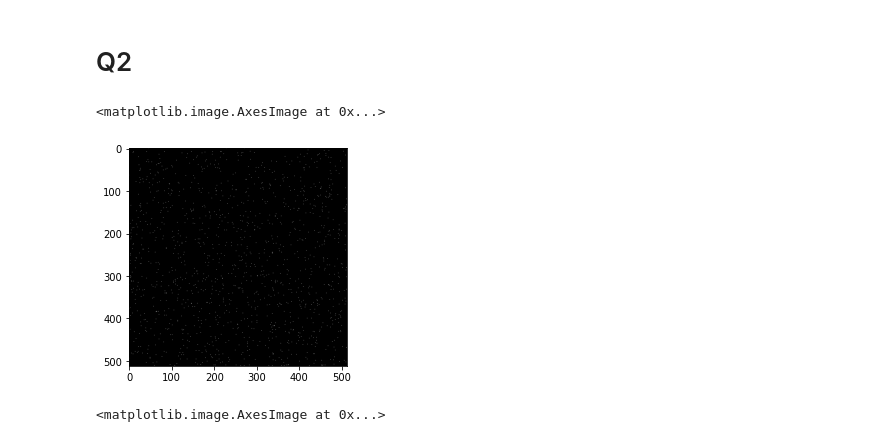
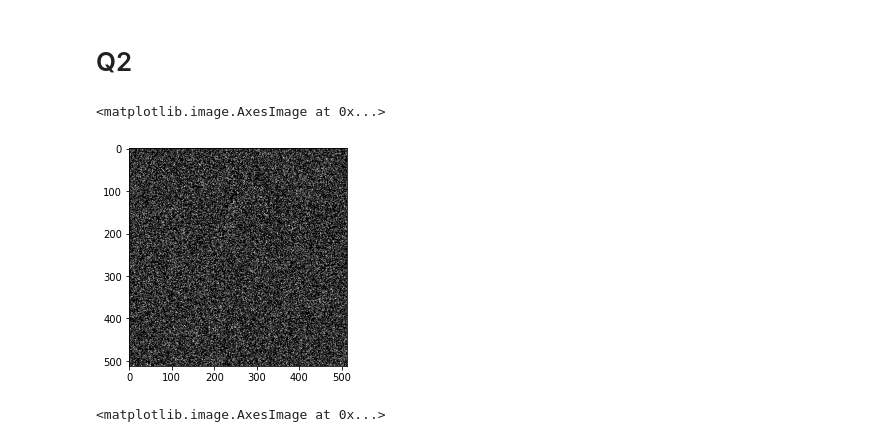
Before and after one commit to rad-mit/CS5102-Digital-Image-Processing-Project, a Jupyter notebook: Assignments/Assignment-8/DIP_Assignment_8.ipynb, the cells around one changed output. Saved outputs shown, nothing was run; the diff lists cells and outputs as text; code cells hidden in the pictures.

Commit message:
change sp noise to 0.2

```diff
--- a/Assignments/Assignment-8/DIP_Assignment_8.ipynb
+++ b/Assignments/Assignment-8/DIP_Assignment_8.ipynb
@@ -96,11 +96,11 @@ def sp_noise(image,prob):
     return output
 # %%
 n=g*0
-n=sp_noise(n,0.005)
+n=sp_noise(n,0.2)
 plt.imshow(n, cmap='gray', vmin = 0, vmax = 255)
 # %% [output]
 <matplotlib.image.AxesImage at 0x...>
-[figure, old version]
+[figure, new version]
 # %%
 Gn=G+fftn(n)
 
```
